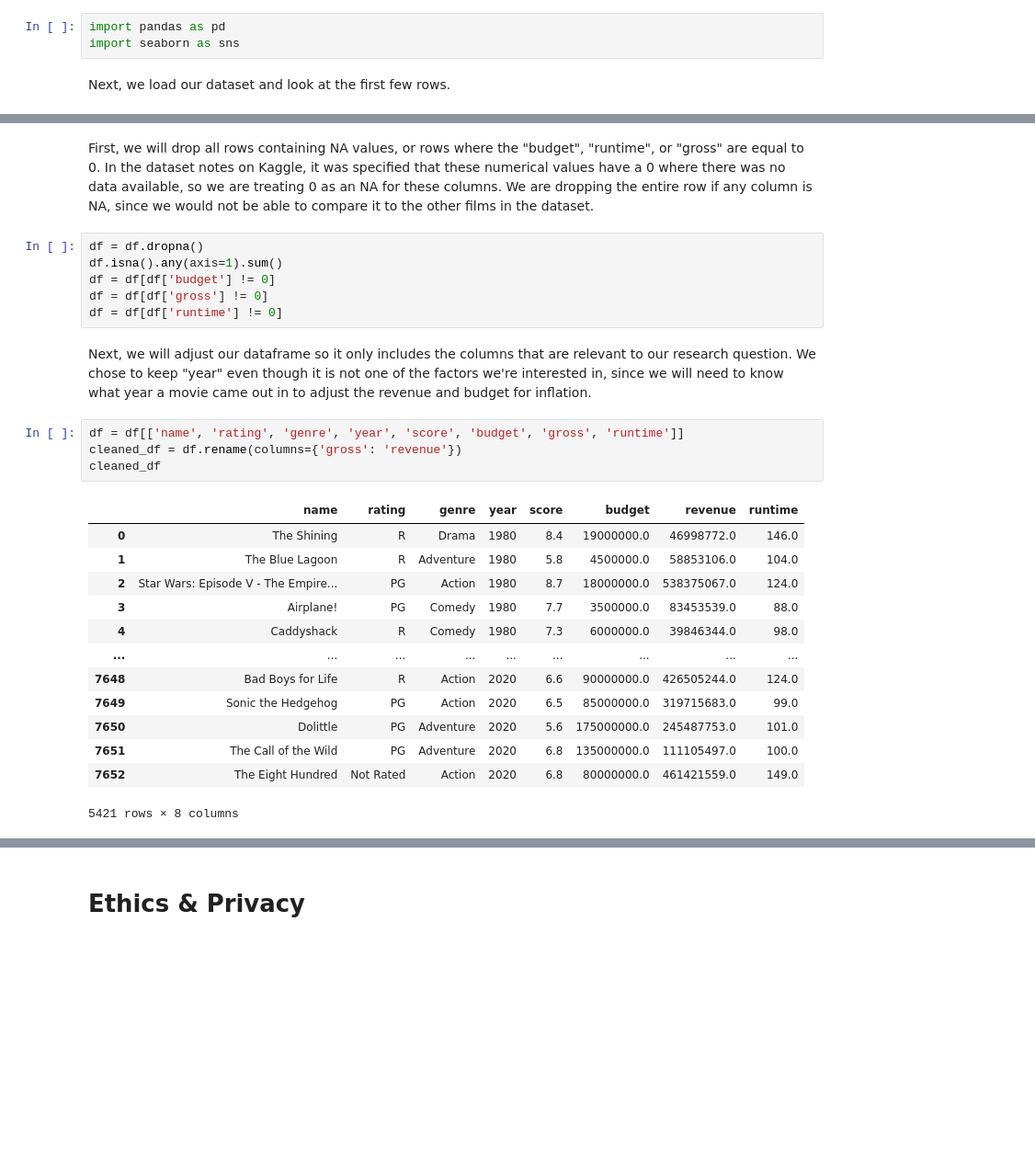
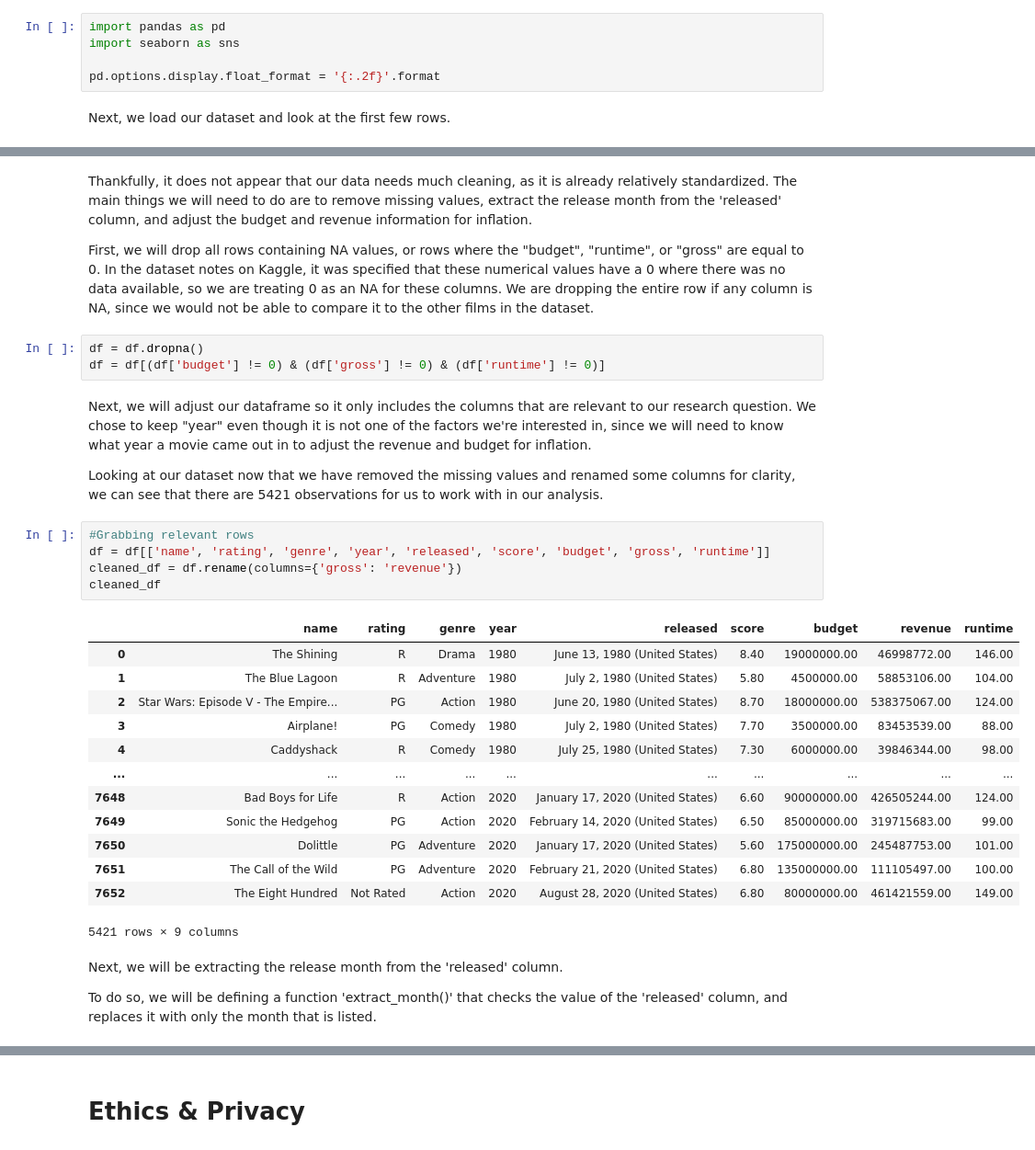
Before and after one commit to COGS108/Group028_WI24, a Jupyter notebook: DataCheckpoint_Group028_WI24.ipynb, the cells around one changed output, grey strips where cells are left out. Shown: that part at 92% size. Cells and saved outputs as stored; diff of their text form; blank space fills up the shorter version.

```diff
--- a/DataCheckpoint_Group028_WI24.ipynb
+++ b/DataCheckpoint_Group028_WI24.ipynb
@@ -74,6 +74,8 @@ First, we install pandas and seaborn, which we will be using for our analysis.
 # %%
 import pandas as pd
 import seaborn as sns
+
+pd.options.display.float_format = '{:.2f}'.format
 # %% [markdown]
 Next, we load our dataset and look at the first few rows.
 # %%
@@ -82,28 +91,34 @@ df.head()
 # %% [markdown]
+Thankfully, it does not appear that our data needs much cleaning, as it is already relatively standardized. The main things we will need to do are to remove missing values, extract the release month from the 'released' column, and adjust the budget and revenue information for inflation.
+
 First, we will drop all rows containing NA values, or rows where the "budget", "runtime", or "gross" are equal to 0. In the dataset notes on Kaggle, it was specified that these numerical values have a 0 where there was no data available, so we are treating 0 as an NA for these columns. We are dropping the entire row if any column is NA, since we would not be able to compare it to the other films in the dataset.
 # %%
 df = df.dropna()
-df.isna().any(axis=1).sum()
-df = df[df['budget'] != 0]
-df = df[df['gross'] != 0]
-df = df[df['runtime'] != 0]
+df = df[(df['budget'] != 0) & (df['gross'] != 0) & (df['runtime'] != 0)]
 # %% [markdown]
 Next, we will adjust our dataframe so it only includes the columns that are relevant to our research question. We chose to keep "year" even though it is not one of the factors we're interested in, since we will need to know what year a movie came out in to adjust the revenue and budget for inflation.
+
+Looking at our dataset now that we have removed the missing values and renamed some columns for clarity, we can see that there are 5421 observations for us to work with in our analysis.
 # %%
-df = df[['name', 'rating', 'genre', 'year', 'score', 'budget', 'gross', 'runtime']]
+#Grabbing relevant rows
+df = df[['name', 'rating', 'genre', 'year', 'released', 'score', 'budget', 'gross', 'runtime']]
 cleaned_df = df.rename(columns={'gross': 'revenue'})
 cleaned_df
 # %% [output]
-|  | name | rating | genre | year | score | budget | revenue | runtime |
-| 0 | The Shining | R | Drama | 1980 | 8.4 | 19000000.0 | 46998772.0 | 146.0 |
-| 1 | The Blue Lagoon | R | Adventure | 1980 | 5.8 | 4500000.0 | 58853106.0 | 104.0 |
-| 2 | Star Wars: Episode V - The Empire... | PG | Action | 1980 | 8.7 | 18000000.0 | 538375067.0 | 124.0 |
-| 3 | Airplane! | PG | Comedy | 1980 | 7.7 | 3500000.0 | 83453539.0 | 88.0 |
-| 4 | Caddyshack | R | Comedy | 1980 | 7.3 | 6000000.0 | 39846344.0 | 98.0 |
-| ... | ... | ... | ... | ... | ... | ... | ... | ... |
-| 7648 | Bad Boys for Life | R | Action | 2020 | 6.6 | 90000000.0 | 426505244.0 | 124.0 |
-| 7649 | Sonic the Hedgehog | PG | Action | 2020 | 6.5 | 85000000.0 | 319715683.0 | 99.0 |
-| 7650 | Dolittle | PG | Adventure | 2020 | 5.6 | 175000000.0 | 245487753.0 | 101.0 |
-| 7651 | The Call of the Wild | PG | Adventure | 2020 | 6.8 | 135000000.0 | 111105497.0 | 100.0 |
-| 7652 | The Eight Hundred | Not Rated | Action | 2020 | 6.8 | 80000000.0 | 461421559.0 | 149.0 |
+|  | name | rating | genre | year | released | score | budget | revenue | runtime |
+| 0 | The Shining | R | Drama | 1980 | June 13, 1980 (United States) | 8.40 | 19000000.00 | 46998772.00 | 146.00 |
+| 1 | The Blue Lagoon | R | Adventure | 1980 | July 2, 1980 (United States) | 5.80 | 4500000.00 | 58853106.00 | 104.00 |
+| 2 | Star Wars: Episode V - The Empire... | PG | Action | 1980 | June 20, 1980 (United States) | 8.70 | 18000000.00 | 538375067.00 | 124.00 |
+| 3 | Airplane! | PG | Comedy | 1980 | July 2, 1980 (United States) | 7.70 | 3500000.00 | 83453539.00 | 88.00 |
+| 4 | Caddyshack | R | Comedy | 1980 | July 25, 1980 (United States) | 7.30 | 6000000.00 | 39846344.00 | 98.00 |
+| ... | ... | ... | ... | ... | ... | ... | ... | ... | ... |
+| 7648 | Bad Boys for Life | R | Action | 2020 | January 17, 2020 (United States) | 6.60 | 90000000.00 | 426505244.00 | 124.00 |
+| 7649 | Sonic the Hedgehog | PG | Action | 2020 | February 14, 2020 (United States) | 6.50 | 85000000.00 | 319715683.00 | 99.00 |
+| 7650 | Dolittle | PG | Adventure | 2020 | January 17, 2020 (United States) | 5.60 | 175000000.00 | 245487753.00 | 101.00 |
+| 7651 | The Call of the Wild | PG | Adventure | 2020 | February 21, 2020 (United States) | 6.80 | 135000000.00 | 111105497.00 | 100.00 |
+| 7652 | The Eight Hundred | Not Rated | Action | 2020 | August 28, 2020 (United States) | 6.80 | 80000000.00 | 461421559.00 | 149.00 |
-5421 rows × 8 columns
+5421 rows × 9 columns
+# %% [markdown]
+Next, we will be extracting the release month from the 'released' column.
+
+To do so, we will be defining a function 'extract_month()' that checks the value of the 'released' column, and replaces it with only the month that is listed.
```
Also changed, not shown: parts of 26 cells of this notebook, 1 other file.
